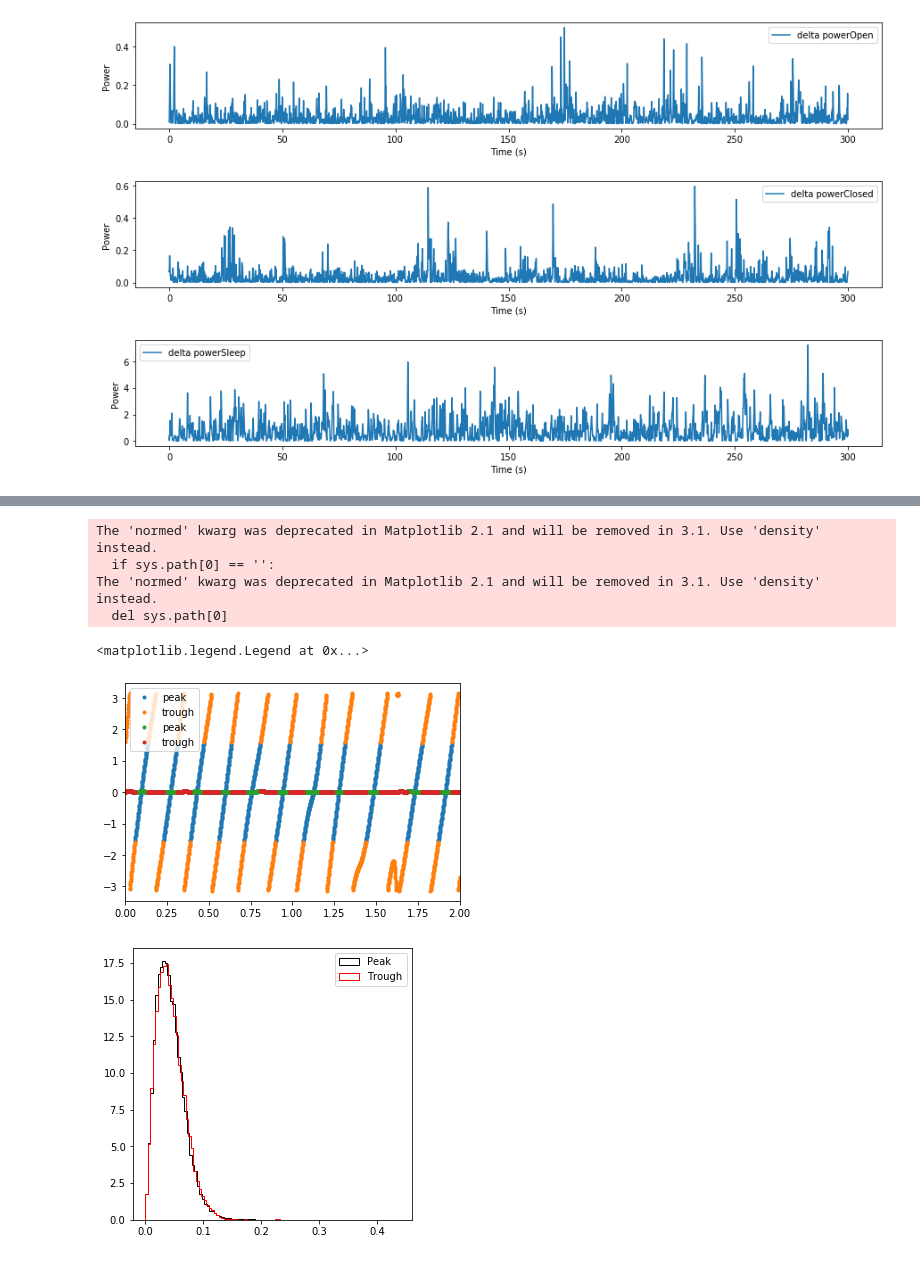
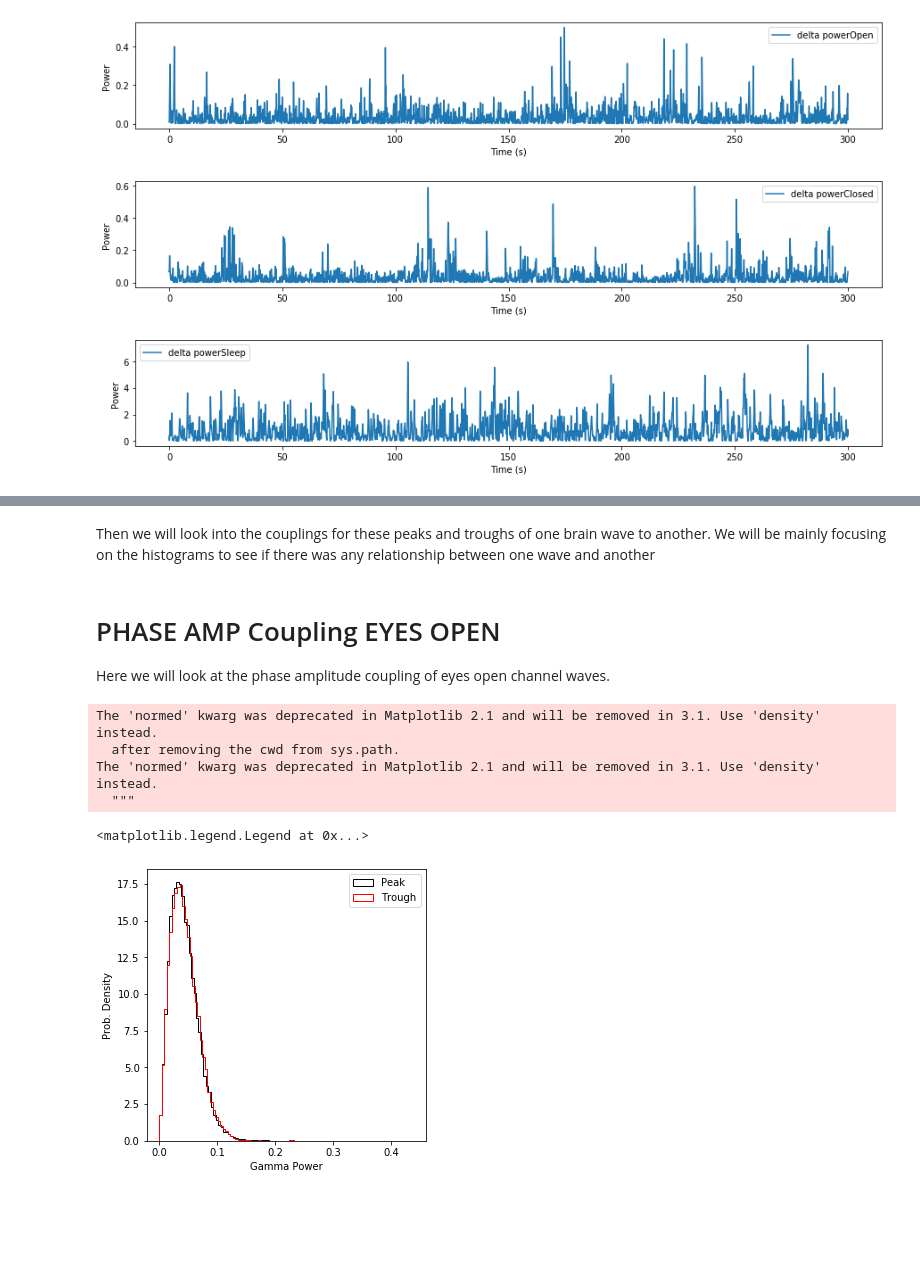
Before and after one commit to dylew898/Cogs118Project, a Jupyter notebook: Phase amplitude Coupling FINAL-Copy1.ipynb, the cells around one changed output, grey strips where cells are left out. Saved outputs shown, nothing was run; the diff lists cells and outputs as text; code cells hidden in the pictures; blank space fills up the shorter version.

```diff
--- a/Phase amplitude Coupling FINAL-Copy1.ipynb
+++ b/Phase amplitude Coupling FINAL-Copy1.ipynb
@@ -751,24 +629,21 @@ deltatrough_indsSleep = np.where(np.logical_or(delta_phaseSleep<-np.pi/2, delta_
+# %% [markdown]
+Then we will look into the couplings for these peaks and troughs of one brain wave to another. We will be mainly focusing on the histograms to see if there was any relationship between one wave and another
+# %% [markdown]
+# PHASE AMP Coupling EYES OPEN
+Here we will look at the phase amplitude coupling of eyes open channel waves.
 # %%
-# plot the theta peak and trough phases
-plt.plot(t_Open[thetapeak_indsOpen], theta_phaseOpen[thetapeak_indsOpen], '.', label = 'peak')
-plt.plot(t_Open[thetatrough_indsOpen], theta_phaseOpen[thetatrough_indsOpen], '.', label = 'trough')
-plt.xlim([0, 2]);
-# plot the gamma power corresponding to theta peak and trough phases
-plt.plot(t_Open[thetapeak_indsOpen], gamma_powerOpen[thetapeak_indsOpen]*4, '.', label = 'peak')
-plt.plot(t_Open[thetatrough_indsOpen], gamma_powerOpen[thetatrough_indsOpen]*4, '.', label = 'trough')
-plt.legend()
-
+# Coupling betwee theta phase and gamma power
 plt.figure(figsize=(5,5))
 # complete the function call to plot the histogram
 plt.hist(np.sqrt(gamma_powerOpen[thetapeak_indsOpen]), 100, color='k',normed=True, histtype='step', label='Peak');
 plt.hist(np.sqrt(gamma_powerOpen[thetatrough_indsOpen]), 100, color='r',normed=True, histtype='step', label='Trough');
+plt.xlabel('Gamma Power'); plt.ylabel('Prob. Density');
 plt.legend()
 # %% [output]
 The 'normed' kwarg was deprecated in Matplotlib 2.1 and will be removed in 3.1. Use 'density' instead.
-  if sys.path[0] == '':
+  after removing the cwd from sys.path.
 The 'normed' kwarg was deprecated in Matplotlib 2.1 and will be removed in 3.1. Use 'density' instead.
-  del sys.path[0]
+  """
 <matplotlib.legend.Legend at 0x...>
-[figure, old version]
+[figure, new version]
-[figure, removed]
 # %%
```
Also changed, not shown: parts of 55 cells of this notebook, 1 other file.
